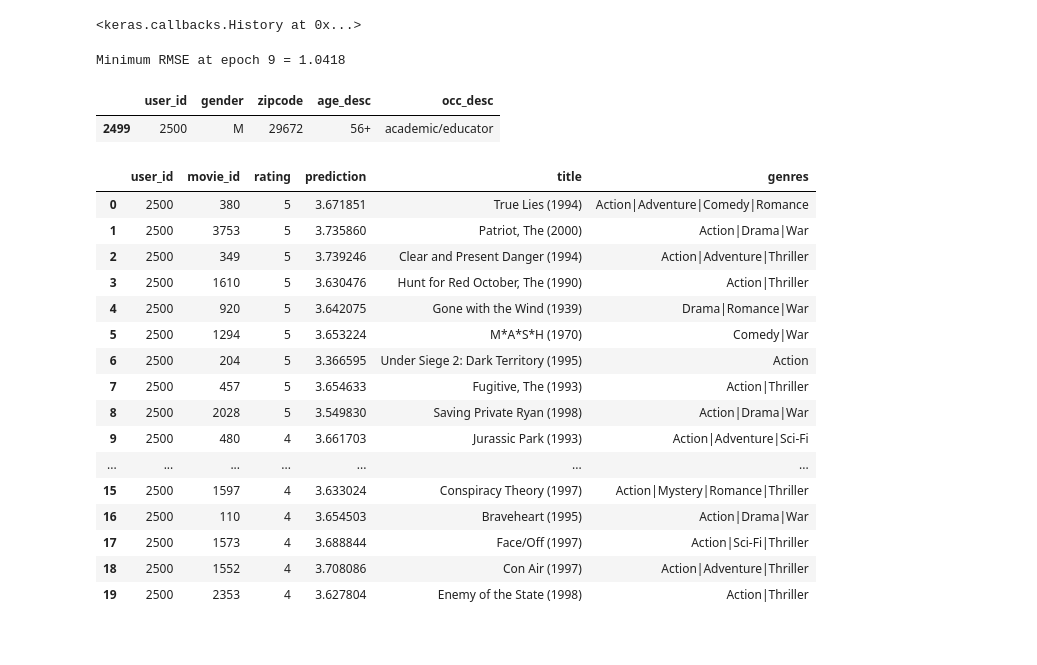
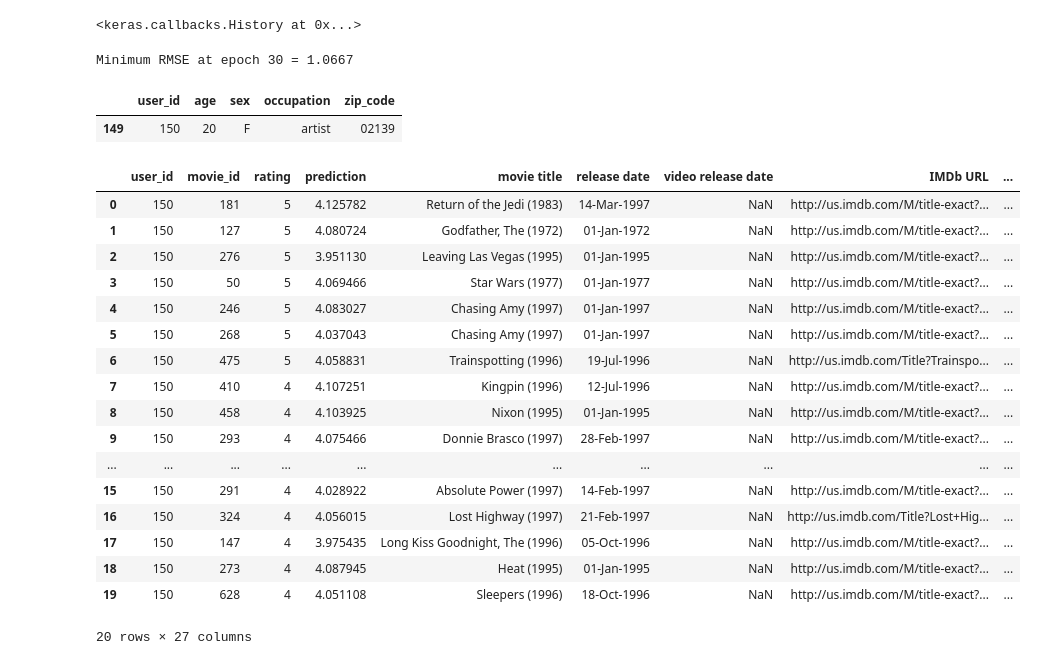
Before and after one commit to mkung8889/movie_app, a Jupyter notebook: deep_learning/deep_learning.ipynb, the cells around one changed output. Saved outputs shown, nothing was run; the diff lists cells and outputs as text; code cells hidden in the pictures.

```diff
--- a/deep_learning/deep_learning.ipynb
+++ b/deep_learning/deep_learning.ipynb
@@ -93,0 +17,10 @@ Name: title, dtype: object
+# %%
+ratings = pd.read_csv('../matrix_factorization/data/ml-100k/includes_team_ratings.csv').drop("Unnamed: 0", axis=1)
+ratings['user_emb_id'] = ratings['user_id'] - 1
+ratings['movie_emb_id'] = ratings['movie_id'] - 1
+# Set max_userid to the maximum user_id in the ratings
+max_userid = ratings['user_id'].drop_duplicates().max()
+# Set max_movieid to the maximum movie_id in the ratings
+max_movieid = ratings['movie_id'].drop_duplicates().max()
+
+ratings.head()
@@ -93,0 +44,8 @@ Name: title, dtype: object
+# %%
+# Reading movie file
+i_cols = ['movie_id', 'movie title' ,'release date','video release date', 'IMDb URL', 'unknown', 'Action', 'Adventure',
+'Animation', 'Children\'s', 'Comedy', 'Crime', 'Documentary', 'Drama', 'Fantasy',
+'Film-Noir', 'Horror', 'Musical', 'Mystery', 'Romance', 'Sci-Fi', 'Thriller', 'War', 'Western']
+movies = pd.read_csv('../matrix_factorization/data/ml-100k/u.item', sep='|', encoding='latin-1', names=i_cols)
+
+movies.head()
@@ -127,7 +93,7 @@ from CFModel import CFModel
 Using TensorFlow backend.
 # %%
 K_FACTORS = 100 # The number of dimensional embeddings for movies and users
-TEST_USER = 2500 # A random test user (user_id = 2500)
+TEST_USER = 150 # A random test user (user_id = 2500)
 # %%
 # Define model
 model = CFModel(max_userid, max_movieid, K_FACTORS)
@@ -174,46 +140,47 @@ history
 min_val_loss, idx = min((val, idx) for (idx, val) in enumerate(history.history['val_loss']))
 print('Minimum RMSE at epoch', '{:d}'.format(idx+1), '=', '{:.4f}'.format(math.sqrt(min_val_loss)))
 # %% [output]
-Minimum RMSE at epoch 9 = 1.0418
+Minimum RMSE at epoch 30 = 1.0667
 # %%
 # Use the pre-trained model
 trained_model = CFModel(max_userid, max_movieid, K_FACTORS)
 # Load weights
 trained_model.load_weights('weights.h5')
 # %%
-users[users['user_id'] == 2500]
+users[users['user_id'] == TEST_USER]
 # %% [output]
-|  | user_id | gender | zipcode | age_desc | occ_desc |
-| 2499 | 2500 | M | 29672 | 56+ | academic/educator |
+|  | user_id | age | sex | occupation | zip_code |
+| 149 | 150 | 20 | F | artist | 02139 |
 # %%
 # Function to predict the ratings given User ID and Movie ID
 def predict_rating(user_id, movie_id):
     return trained_model.rate(user_id - 1, movie_id - 1)
 # %%
-user_ratings = ratings[ratings['user_id'] == 2500][['user_id', 'movie_id', 'rating']]
-user_ratings['prediction'] = user_ratings.apply(lambda x: predict_rating(2500, x['movie_id']), axis=1)
+user_ratings = ratings[ratings['user_id'] == TEST_USER][['user_id', 'movie_id', 'rating']]
+user_ratings['prediction'] = user_ratings.apply(lambda x: predict_rating(TEST_USER, x['movie_id']), axis=1)
 user_ratings.sort_values(by='rating',
                          ascending=False).merge(movies,
                                                 on='movie_id',
                                                 how='inner',
                                                 suffixes=['_u', '_m']).head(20)
 # %% [output]
-|  | user_id | movie_id | rating | prediction | title | genres |
-| 0 | 2500 | 380 | 5 | 3.671851 | True Lies (1994) | Action|Adventure|Comedy|Romance |
-| 1 | 2500 | 3753 | 5 | 3.735860 | Patriot, The (2000) | Action|Drama|War |
-| 2 | 2500 | 349 | 5 | 3.739246 | Clear and Present Danger (1994) | Action|Adventure|Thriller |
-| 3 | 2500 | 1610 | 5 | 3.630476 | Hunt for Red October, The (1990) | Action|Thriller |
-| 4 | 2500 | 920 | 5 | 3.642075 | Gone with the Wind (1939) | Drama|Romance|War |
-| 5 | 2500 | 1294 | 5 | 3.653224 | M*A*S*H (1970) | Comedy|War |
-| 6 | 2500 | 204 | 5 | 3.366595 | Under Siege 2: Dark Territory (1995) | Action |
-| 7 | 2500 | 457 | 5 | 3.654633 | Fugitive, The (1993) | Action|Thriller |
-| 8 | 2500 | 2028 | 5 | 3.549830 | Saving Private Ryan (1998) | Action|Drama|War |
-| 9 | 2500 | 480 | 4 | 3.661703 | Jurassic Park (1993) | Action|Adventure|Sci-Fi |
-| ... | ... | ... | ... | ... | ... | ... |
-| 15 | 2500 | 1597 | 4 | 3.633024 | Conspiracy Theory (1997) | Action|Mystery|Romance|Thriller |
-| 16 | 2500 | 110 | 4 | 3.654503 | Braveheart (1995) | Action|Drama|War |
-| 17 | 2500 | 1573 | 4 | 3.688844 | Face/Off (1997) | Action|Sci-Fi|Thriller |
-| 18 | 2500 | 1552 | 4 | 3.708086 | Con Air (1997) | Action|Adventure|Thriller |
-| 19 | 2500 | 2353 | 4 | 3.627804 | Enemy of the State (1998) | Action|Thriller |
+|  | user_id | movie_id | rating | prediction | movie title | release date | video release date | IMDb URL | ... |
+| 0 | 150 | 181 | 5 | 4.125782 | Return of the Jedi (1983) | 14-Mar-1997 | NaN | http://us.imdb.com/M/title-exact?... | ... |
+| 1 | 150 | 127 | 5 | 4.080724 | Godfather, The (1972) | 01-Jan-1972 | NaN | http://us.imdb.com/M/title-exact?... | ... |
+| 2 | 150 | 276 | 5 | 3.951130 | Leaving Las Vegas (1995) | 01-Jan-1995 | NaN | http://us.imdb.com/M/title-exact?... | ... |
+| 3 | 150 | 50 | 5 | 4.069466 | Star Wars (1977) | 01-Jan-1977 | NaN | http://us.imdb.com/M/title-exact?... | ... |
+| 4 | 150 | 246 | 5 | 4.083027 | Chasing Amy (1997) | 01-Jan-1997 | NaN | http://us.imdb.com/M/title-exact?... | ... |
+| 5 | 150 | 268 | 5 | 4.037043 | Chasing Amy (1997) | 01-Jan-1997 | NaN | http://us.imdb.com/M/title-exact?... | ... |
+| 6 | 150 | 475 | 5 | 4.058831 | Trainspotting (1996) | 19-Jul-1996 | NaN | http://us.imdb.com/Title?Trainspo... | ... |
+| 7 | 150 | 410 | 4 | 4.107251 | Kingpin (1996) | 12-Jul-1996 | NaN | http://us.imdb.com/M/title-exact?... | ... |
+| 8 | 150 | 458 | 4 | 4.103925 | Nixon (1995) | 01-Jan-1995 | NaN | http://us.imdb.com/M/title-exact?... | ... |
+| 9 | 150 | 293 | 4 | 4.075466 | Donnie Brasco (1997) | 28-Feb-1997 | NaN | http://us.imdb.com/M/title-exact?... | ... |
+| ... | ... | ... | ... | ... | ... | ... | ... | ... | ... |
+| 15 | 150 | 291 | 4 | 4.028922 | Absolute Power (1997) | 14-Feb-1997 | NaN | http://us.imdb.com/M/title-exact?... | ... |
+| 16 | 150 | 324 | 4 | 4.056015 | Lost Highway (1997) | 21-Feb-1997 | NaN | http://us.imdb.com/Title?Lost+Hig... | ... |
+| 17 | 150 | 147 | 4 | 3.975435 | Long Kiss Goodnight, The (1996) | 05-Oct-1996 | NaN | http://us.imdb.com/M/title-exact?... | ... |
+| 18 | 150 | 273 | 4 | 4.087945 | Heat (1995) | 01-Jan-1995 | NaN | http://us.imdb.com/M/title-exact?... | ... |
+| 19 | 150 | 628 | 4 | 4.051108 | Sleepers (1996) | 18-Oct-1996 | NaN | http://us.imdb.com/M/title-exact?... | ... |
+20 rows × 27 columns
 # %%
 recommendations = ratings[ratings['movie_id'].isin(user_ratings['movie_id']) == False][['movie_id']].drop_duplicates()
```
Also changed, not shown: parts of 12 cells of this notebook, 3 other files.
